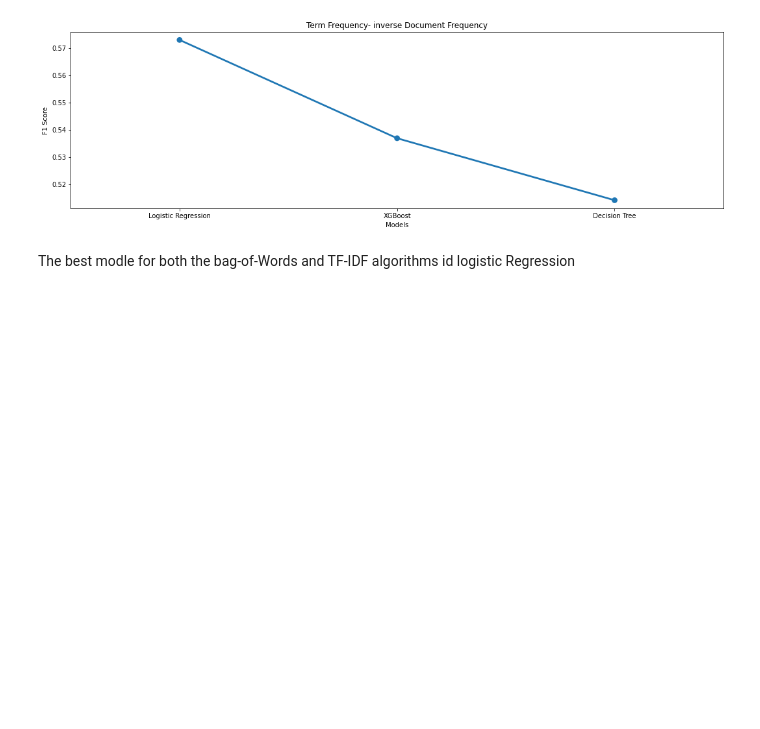
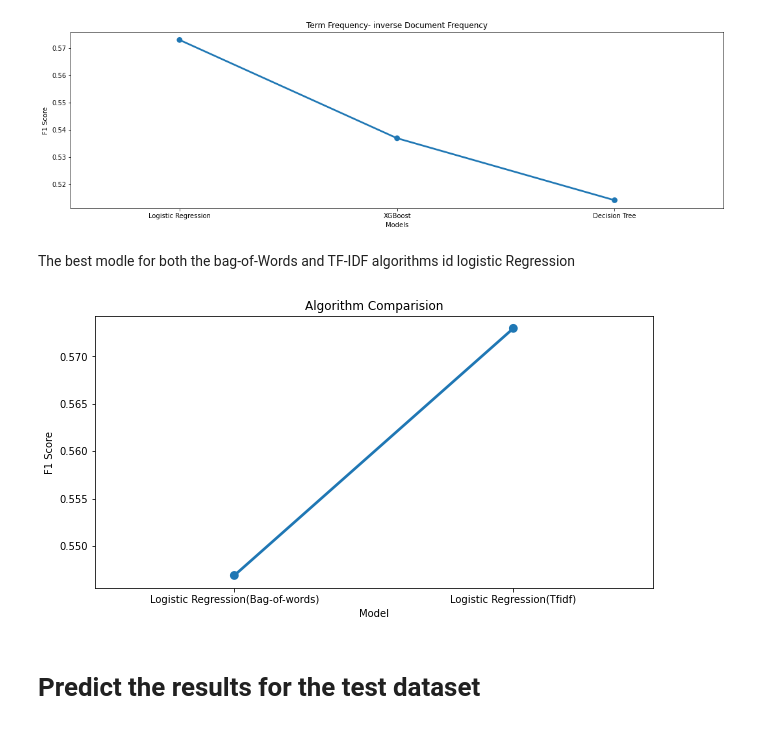
Before and after one commit to ChiragJRana/MachineLearning-learning-projects, a Jupyter notebook: SocialMediaSentimentalAnalysis.ipynb, the cells around one changed output. Cells and saved outputs as stored; diff of their text form; code cells hidden in the pictures; blank space fills up the shorter version.

Commit message:
Sentimental Analysis of test data as positiive or negative, using different classification  models on Bag-of-Words and TF-IDF algo made with colab.

```diff
--- a/SocialMediaSentimentalAnalysis.ipynb
+++ b/SocialMediaSentimentalAnalysis.ipynb
@@ -554,0 +519,15 @@ sns.pointplot(x=)
+# %%
+Algo_best=['Logistic Regression(Bag-of-words)', 'Logistic Regression(Tfidf)']
+score_best = [log_bow, log_tfidf]
+compare_best = pd.DataFrame({'Model':Algo_best, 'Score':score_best})
+# compare_best.
+plt.figure(figsize=(10,5))
+sns.pointplot(x='Model', y='Score', data=compare_best)
+plt.title('Algorithm Comparision')
+plt.xlabel('Model')
+plt.ylabel('F1 Score')
+plt.show()
+# %% [output]
+[figure, added]
+# %% [markdown]
+# **Predict the results for the test dataset**
```
Also changed, not shown: parts of 6 cells of this notebook.
